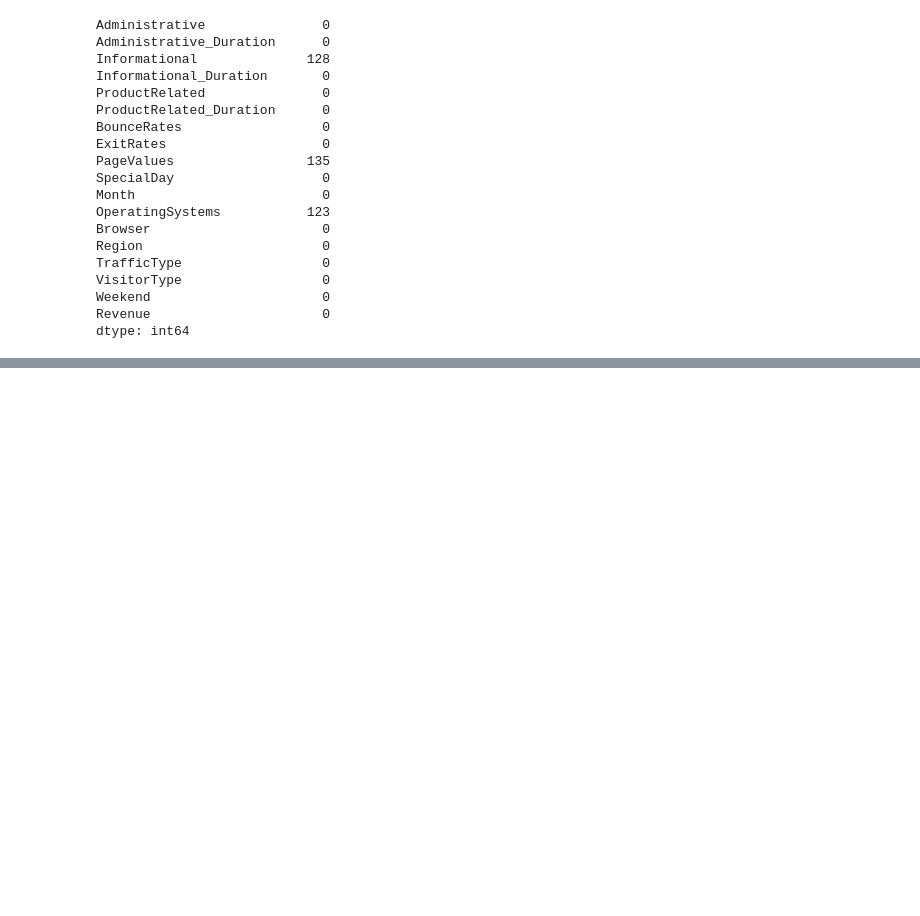
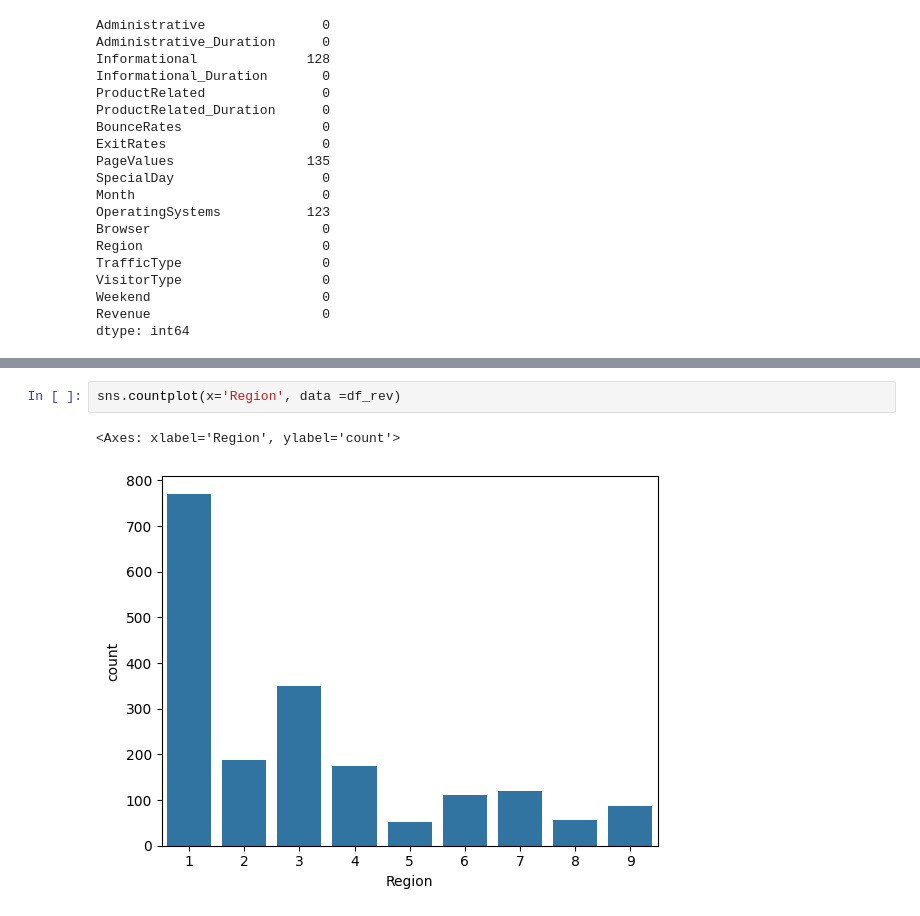
Before and after one commit to naomiw-usd/Final-Project, a Jupyter notebook: Final Project.ipynb, the cells around one changed output, grey strips where cells are left out. Drawn from its saved outputs; the diff is of its cells as text; blank space fills up the shorter version.

```diff
--- a/Final Project.ipynb
+++ b/Final Project.ipynb
@@ -158,0 +419,5 @@ df[df['OperatingSystems'].isnull()]
+# %%
+sns.countplot(x='Region', data =df_rev)
+# %% [output]
+<Axes: xlabel='Region', ylabel='count'>
+[figure, added]
```
Also changed, not shown: parts of 104 cells of this notebook.
